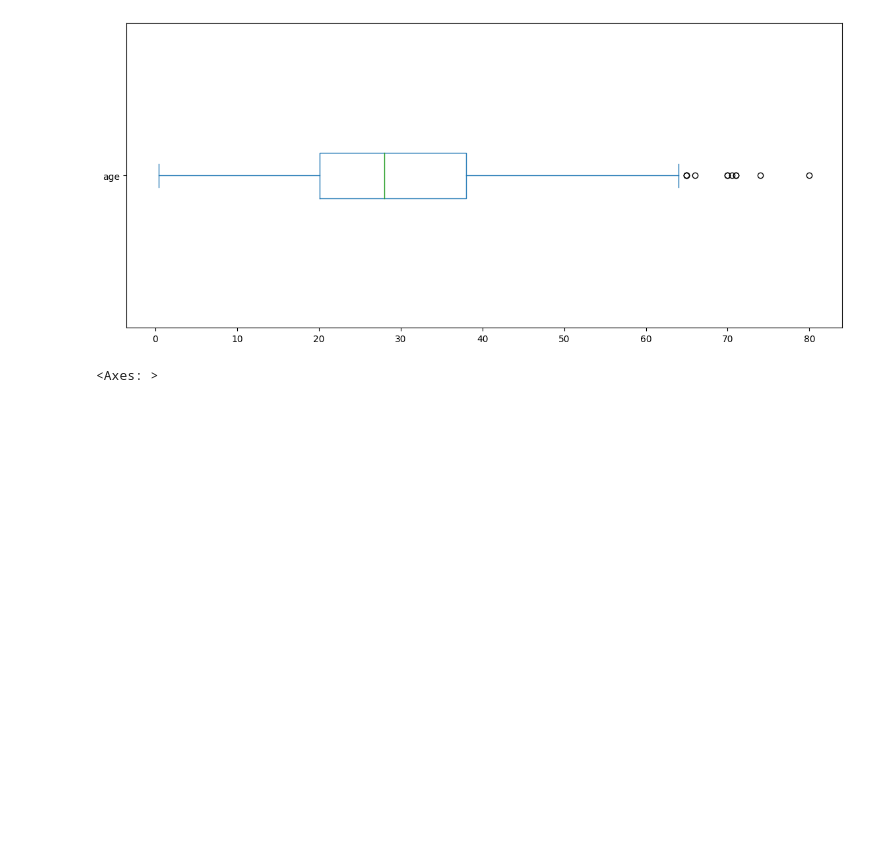
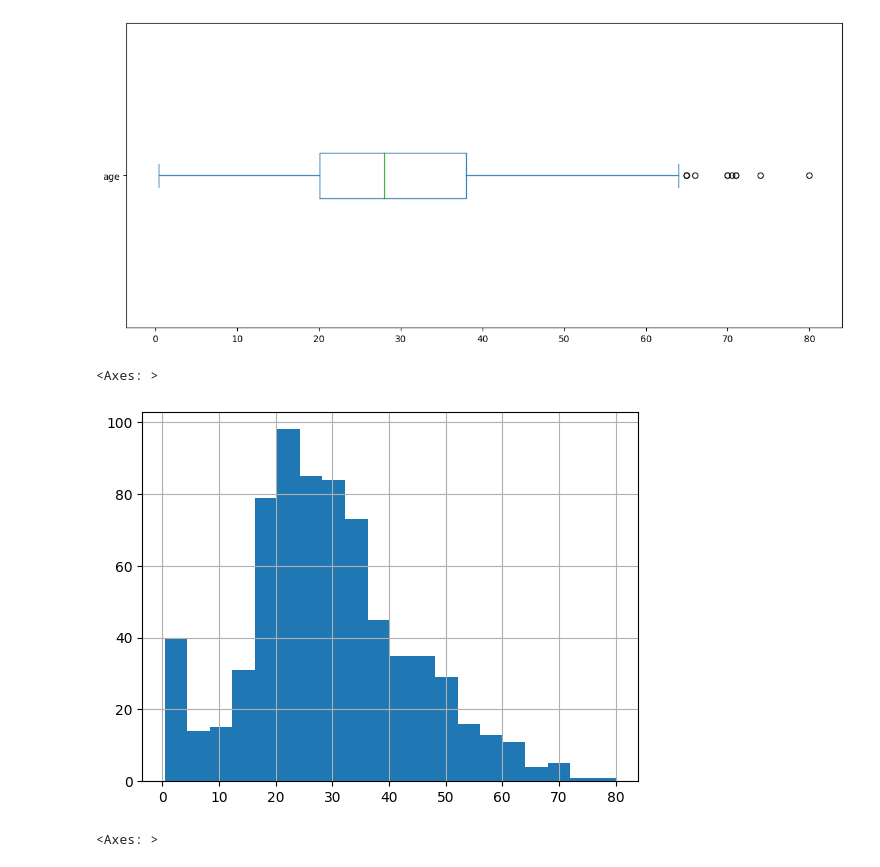
Before and after one commit to IrynaBarnych/AI5, a Jupyter notebook: module2/ДЗ_5.ipynb, the cells around one changed output. Drawn from its saved outputs; the diff is of its cells as text; code cells hidden in the pictures; blank space fills up the shorter version.

```diff
--- a/module2/ДЗ_5.ipynb
+++ b/module2/ДЗ_5.ipynb
@@ -72,6 +89,11 @@ df['age'].plot(kind='box', vert=False, figsize=(14,6))
 # %% [output]
 <Axes: >
 [figure]
+# %%
+df['age'].hist(bins=20)
+# %% [output]
+<Axes: >
+[figure, added]
 # %%
 def remove_outliers(df, column_name):
   column = df[column_name]
```
Also changed, not shown: parts of 6 cells of this notebook.
